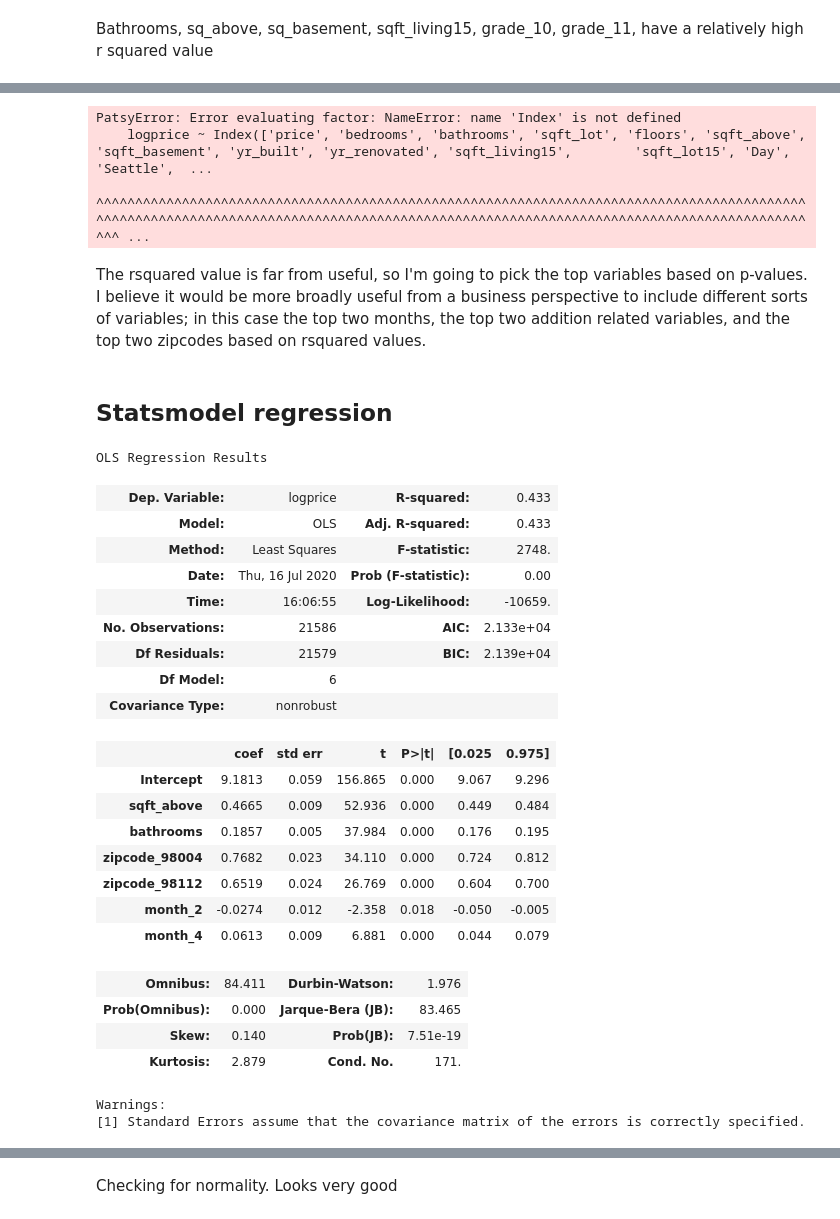
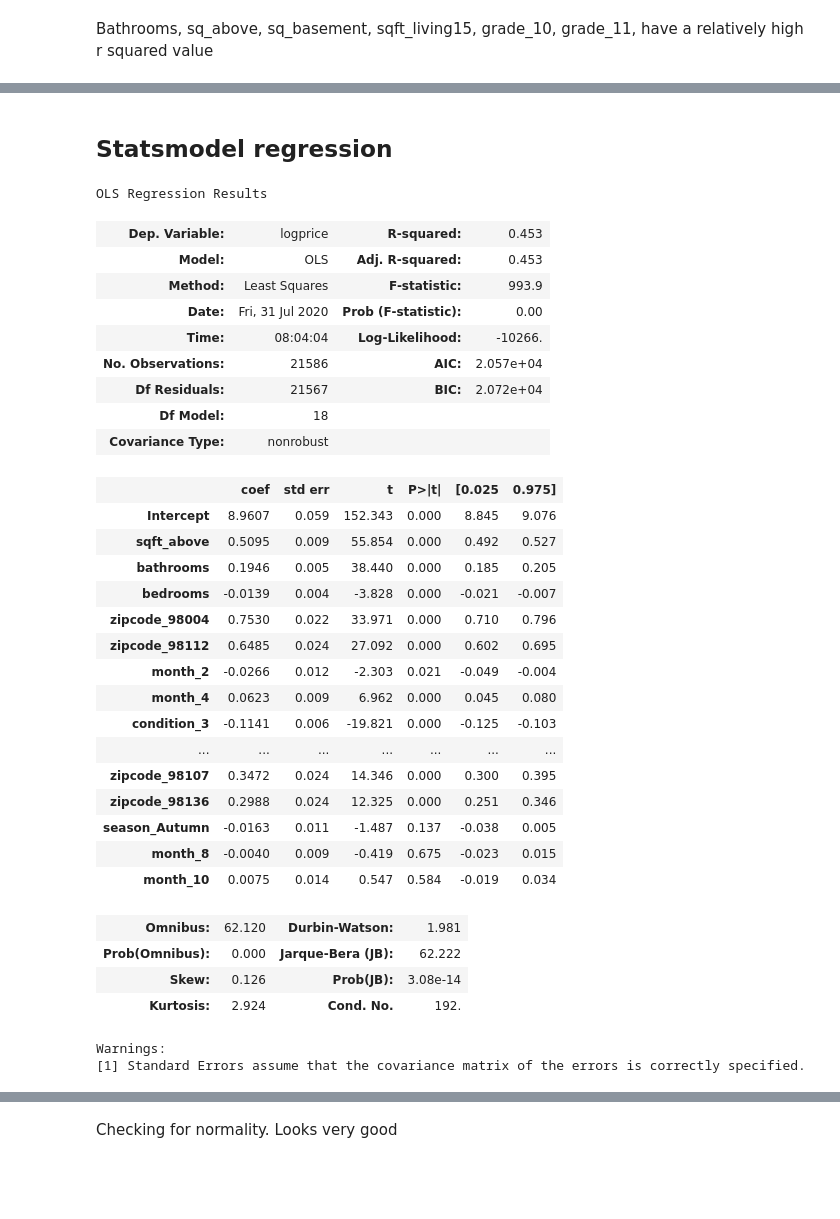
Before and after one commit to aradaha/dsc-mod-2-project-v2-1-onl01-dtsc-ft-030220, a Jupyter notebook: student.ipynb, the cells around one changed output, grey strips where cells are left out. Saved outputs shown, nothing was run; the diff lists cells and outputs as text; code cells hidden in the pictures; blank space fills up the shorter version.

Commit message:
added a lot of variables to the regression analysis

```diff
--- a/student.ipynb
+++ b/student.ipynb
@@ -568,5 +550,5 @@ Year, Julian, condition_3, grade_8, zipcode_98011, zipcode_98024, zipcode_98034,
 # %%
-df.drop(['Year', 'Julian', 'condition_3', 'grade_8', 'zipcode_98011', 'zipcode_98024', 'zipcode_98034', 'zipcode_98065', 'zipcode_98070', 'zipcode_98072', 'zipcode_98107', 'zipcode_98136', 'season_Summer', 'season_Autumn', 'month_3', 'month_5','month_7','month_8', 'month_9', 'month_10', 'month_11', 'month_12'], axis=1, inplace=True)
+df.drop(['Year', 'Julian', 'month_11', 'month_12'], axis=1, inplace=True)
 # %%
 col_names = df.describe().columns.drop(['logprice'])
 results = [['ind_var', 'r_squared', 'intercept', 'slope', 'p-value' ]]
@@ -602,11 +584 @@ Housing: Price~month_6
-# %%
-f = 'logprice ~ {}'.format(df.columns)
-model = ols(formula=f, data=df).fit()
-model.summary()
-# %% [output]
-PatsyError: Error evaluating factor: NameError: name 'Index' is not defined
-    logprice ~ Index(['price', 'bedrooms', 'bathrooms', 'sqft_lot', 'floors', 'sqft_above',        'sqft_basement', 'yr_built', 'yr_renovated', 'sqft_living15',        'sqft_lot15', 'Day', 'Seattle',  ...
-               ^^^^^^^^^^^^^^^^^^^^^^^^^^^^^^^^^^^^^^^^^^^^^^^^^^^^^^^^^^^^^^^^^^^^^^^^^^^^^^^^^^^^^^^^^^^^^^^^^^^^^^^^^^^^^^^^^^^^^^^^^^^^^^^^^^^^^^^^^^^^^^^^^^^^^^^^^^^^^^^^^^^^^^^^^^^^^^^^^^^^^^^^^ ...
-# %% [markdown]
-The rsquared value is far from useful, so I'm going to pick the top variables based on p-values. I believe it would be more broadly useful from a business perspective to include different sorts of variables; in this case the top two months, the top two addition related variables, and the top two zipcodes based on rsquared values.
 # %%
@@ -615,32 +587,40 @@ new_df = df[['logprice','sqft_above', 'bathrooms', 'zipcode_98004', 'zipcode_981
 ## Statsmodel regression
 # %%
 # refitting the model
-f = 'logprice ~ sqft_above + bathrooms + zipcode_98004 + zipcode_98112 + month_2 + month_4'
-model = ols(formula=f, data=new_df).fit()
+f = 'logprice ~ sqft_above + bathrooms + bedrooms + zipcode_98004 + zipcode_98112 + month_2 + month_4 + condition_3 + grade_8 + zipcode_98024 + zipcode_98065 + zipcode_98070 + zipcode_98072 + zipcode_98107 + zipcode_98136 + season_Autumn + month_8 + month_10'
+model = ols(formula=f, data=df).fit()
 model.summary()
 # %% [output]
 OLS Regression Results
-| Dep. Variable: | logprice | R-squared: | 0.433 |
-| Model: | OLS | Adj. R-squared: | 0.433 |
-| Method: | Least Squares | F-statistic: | 2748. |
-| Date: | Thu, 16 Jul 2020 | Prob (F-statistic): | 0.00 |
-| Time: | 16:06:55 | Log-Likelihood: | -10659. |
-| No. Observations: | 21586 | AIC: | 2.133e+04 |
-| Df Residuals: | 21579 | BIC: | 2.139e+04 |
-| Df Model: | 6 |  |  |
+| Dep. Variable: | logprice | R-squared: | 0.453 |
+| Model: | OLS | Adj. R-squared: | 0.453 |
+| Method: | Least Squares | F-statistic: | 993.9 |
+| Date: | Fri, 31 Jul 2020 | Prob (F-statistic): | 0.00 |
+| Time: | 08:04:04 | Log-Likelihood: | -10266. |
+| No. Observations: | 21586 | AIC: | 2.057e+04 |
+| Df Residuals: | 21567 | BIC: | 2.072e+04 |
+| Df Model: | 18 |  |  |
 | Covariance Type: | nonrobust |  |  |
 |  | coef | std err | t | P>|t| | [0.025 | 0.975] |
-| Intercept | 9.1813 | 0.059 | 156.865 | 0.000 | 9.067 | 9.296 |
-| sqft_above | 0.4665 | 0.009 | 52.936 | 0.000 | 0.449 | 0.484 |
-| bathrooms | 0.1857 | 0.005 | 37.984 | 0.000 | 0.176 | 0.195 |
-| zipcode_98004 | 0.7682 | 0.023 | 34.110 | 0.000 | 0.724 | 0.812 |
-| zipcode_98112 | 0.6519 | 0.024 | 26.769 | 0.000 | 0.604 | 0.700 |
-| month_2 | -0.0274 | 0.012 | -2.358 | 0.018 | -0.050 | -0.005 |
-| month_4 | 0.0613 | 0.009 | 6.881 | 0.000 | 0.044 | 0.079 |
+| Intercept | 8.9607 | 0.059 | 152.343 | 0.000 | 8.845 | 9.076 |
+| sqft_above | 0.5095 | 0.009 | 55.854 | 0.000 | 0.492 | 0.527 |
+| bathrooms | 0.1946 | 0.005 | 38.440 | 0.000 | 0.185 | 0.205 |
+| bedrooms | -0.0139 | 0.004 | -3.828 | 0.000 | -0.021 | -0.007 |
+| zipcode_98004 | 0.7530 | 0.022 | 33.971 | 0.000 | 0.710 | 0.796 |
+| zipcode_98112 | 0.6485 | 0.024 | 27.092 | 0.000 | 0.602 | 0.695 |
+| month_2 | -0.0266 | 0.012 | -2.303 | 0.021 | -0.049 | -0.004 |
+| month_4 | 0.0623 | 0.009 | 6.962 | 0.000 | 0.045 | 0.080 |
+| condition_3 | -0.1141 | 0.006 | -19.821 | 0.000 | -0.125 | -0.103 |
+| ... | ... | ... | ... | ... | ... | ... |
+| zipcode_98107 | 0.3472 | 0.024 | 14.346 | 0.000 | 0.300 | 0.395 |
+| zipcode_98136 | 0.2988 | 0.024 | 12.325 | 0.000 | 0.251 | 0.346 |
+| season_Autumn | -0.0163 | 0.011 | -1.487 | 0.137 | -0.038 | 0.005 |
+| month_8 | -0.0040 | 0.009 | -0.419 | 0.675 | -0.023 | 0.015 |
+| month_10 | 0.0075 | 0.014 | 0.547 | 0.584 | -0.019 | 0.034 |
-| Omnibus: | 84.411 | Durbin-Watson: | 1.976 |
-| Prob(Omnibus): | 0.000 | Jarque-Bera (JB): | 83.465 |
-| Skew: | 0.140 | Prob(JB): | 7.51e-19 |
-| Kurtosis: | 2.879 | Cond. No. | 171. |
+| Omnibus: | 62.120 | Durbin-Watson: | 1.981 |
+| Prob(Omnibus): | 0.000 | Jarque-Bera (JB): | 62.222 |
+| Skew: | 0.126 | Prob(JB): | 3.08e-14 |
+| Kurtosis: | 2.924 | Cond. No. | 192. |
 Warnings:
 [1] Standard Errors assume that the covariance matrix of the errors is correctly specified.
 # %%
```
Also changed, not shown: parts of 11 cells of this notebook.
